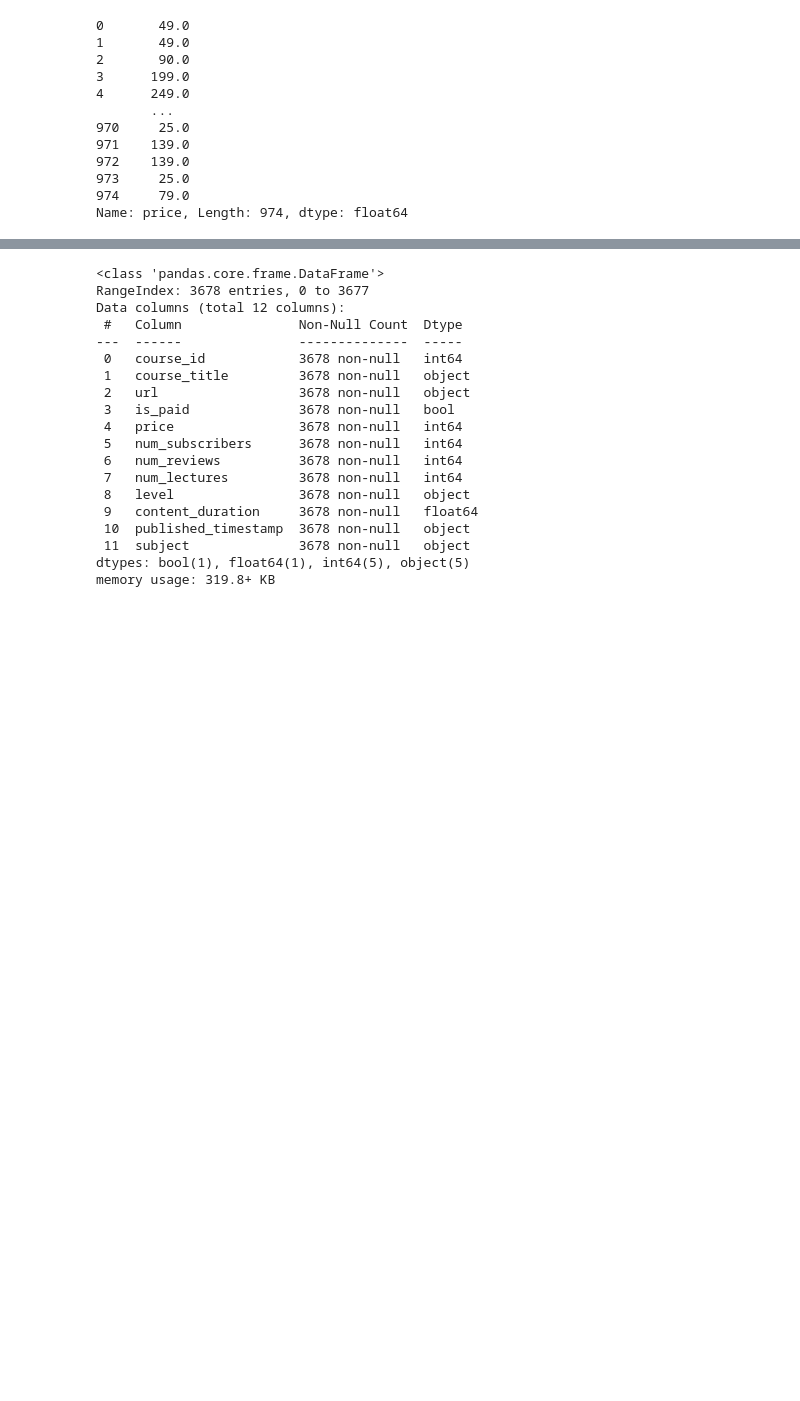
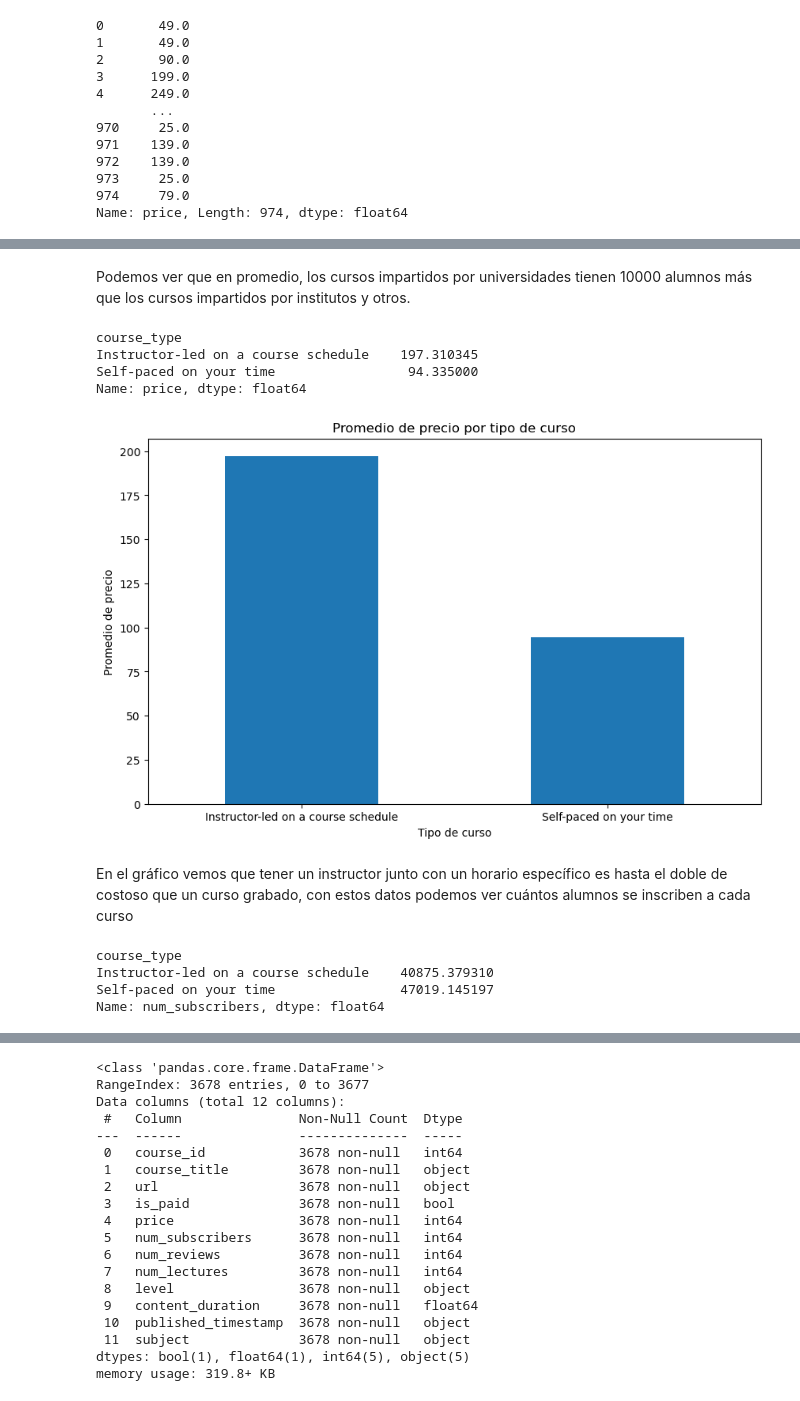
Before and after one commit to HugoGT/PI-02-Data-Analytics, a Jupyter notebook: EDA.ipynb, the cells around one changed output, grey strips where cells are left out. Cells and saved outputs as stored; diff of their text form; code cells hidden in the pictures; blank space fills up the shorter version.

```diff
--- a/EDA.ipynb
+++ b/EDA.ipynb
@@ -110,0 +160,32 @@ Name: price, Length: 974, dtype: float64
+# %% [markdown]
+Podemos ver que en promedio, los cursos impartidos por universidades tienen 10000 alumnos más que los cursos impartidos por institutos y otros.
+# %%
+price_course_type = edx_df.groupby('course_type')['price'].mean()
+price_course_type
+# %% [output]
+course_type
+Instructor-led on a course schedule    197.310345
+Self-paced on your time                 94.335000
+Name: price, dtype: float64
+# %%
+plt.figure(figsize=(10, 6))
+price_course_type.plot(kind='bar')
+
+plt.xticks(rotation=0)
+plt.title('Promedio de precio por tipo de curso')
+plt.ylabel('Promedio de precio')
+plt.xlabel('Tipo de curso')
+
+plt.show()
+# %% [output]
+[figure, added]
+# %% [markdown]
+En el gráfico vemos que tener un instructor junto con un horario específico es hasta el doble de costoso que un curso grabado, con estos datos podemos ver cuántos alumnos se inscriben a cada curso
+# %%
+subscribers_course_type = edx_df.groupby('course_type')['num_subscribers'].mean()
+subscribers_course_type
+# %% [output]
+course_type
+Instructor-led on a course schedule    40875.379310
+Self-paced on your time                47019.145197
+Name: num_subscribers, dtype: float64
```
Also changed, not shown: parts of 37 cells of this notebook.
